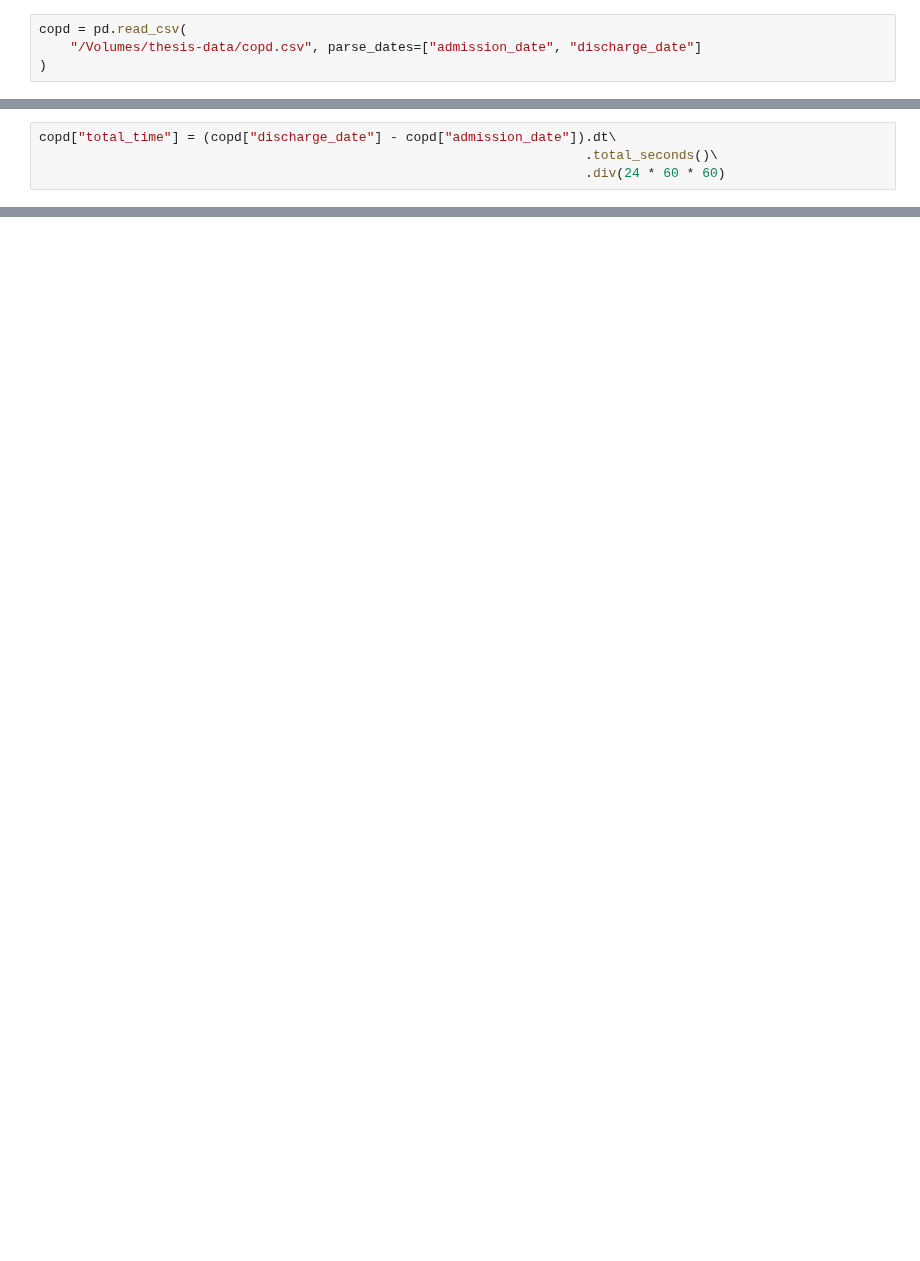
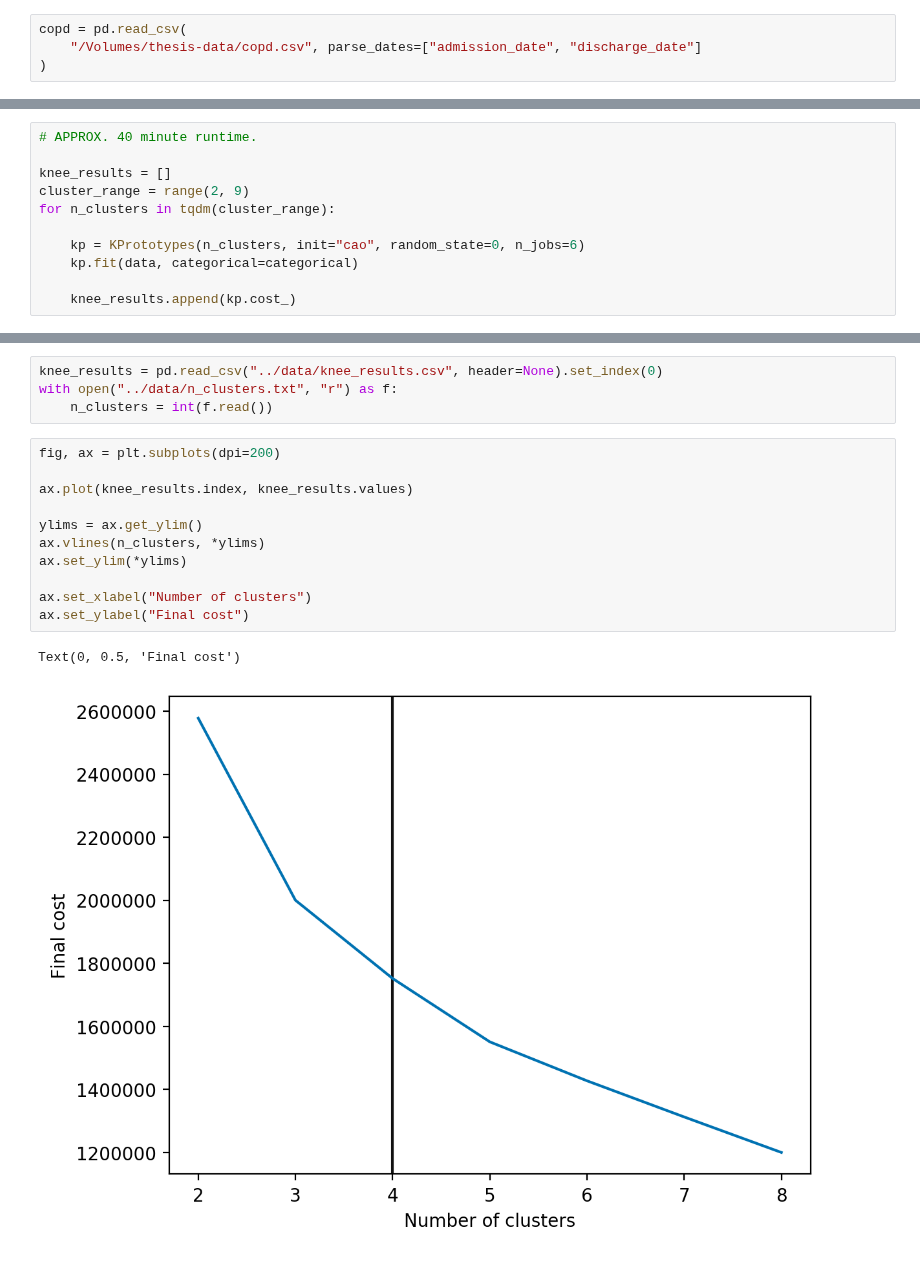
Before and after one commit to daffidwilde/copd-paper, a Jupyter notebook: nbs/clusters.ipynb, the cells around one changed output, grey strips where cells are left out. Drawn from its saved outputs; the diff is of its cells as text; blank space fills up the shorter version.

```diff
--- a/nbs/clusters.ipynb
+++ b/nbs/clusters.ipynb
@@ -39,4 +32,0 @@ copd["cluster"] = labels
-# %%
-copd["total_time"] = (copd["discharge_date"] - copd["admission_date"]).dt\
-                                                                      .total_seconds()\
-                                                                      .div(24 * 60 * 60)
@@ -42,0 +105,11 @@ copd["total_time"] = (copd["discharge_date"] - copd["admission_date"]).dt\
+# %%
+# APPROX. 40 minute runtime.
+
+knee_results = []
+cluster_range = range(2, 9)
+for n_clusters in tqdm(cluster_range):
+
+    kp = KPrototypes(n_clusters, init="cao", random_state=0, n_jobs=6)
+    kp.fit(data, categorical=categorical)
+
+    knee_results.append(kp.cost_)
@@ -42,0 +135,18 @@ copd["total_time"] = (copd["discharge_date"] - copd["admission_date"]).dt\
+# %%
+knee_results = pd.read_csv("../data/knee_results.csv", header=None).set_index(0)
+with open("../data/n_clusters.txt", "r") as f:
+    n_clusters = int(f.read())
+# %%
+fig, ax = plt.subplots(dpi=200)
+
+ax.plot(knee_results.index, knee_results.values)
+
+ylims = ax.get_ylim()
+ax.vlines(n_clusters, *ylims)
+ax.set_ylim(*ylims)
+
+ax.set_xlabel("Number of clusters")
+ax.set_ylabel("Final cost")
+# %% [output]
+Text(0, 0.5, 'Final cost')
+[figure, added]
```
Also changed, not shown: parts of 13 cells of this notebook, 2 other files.
